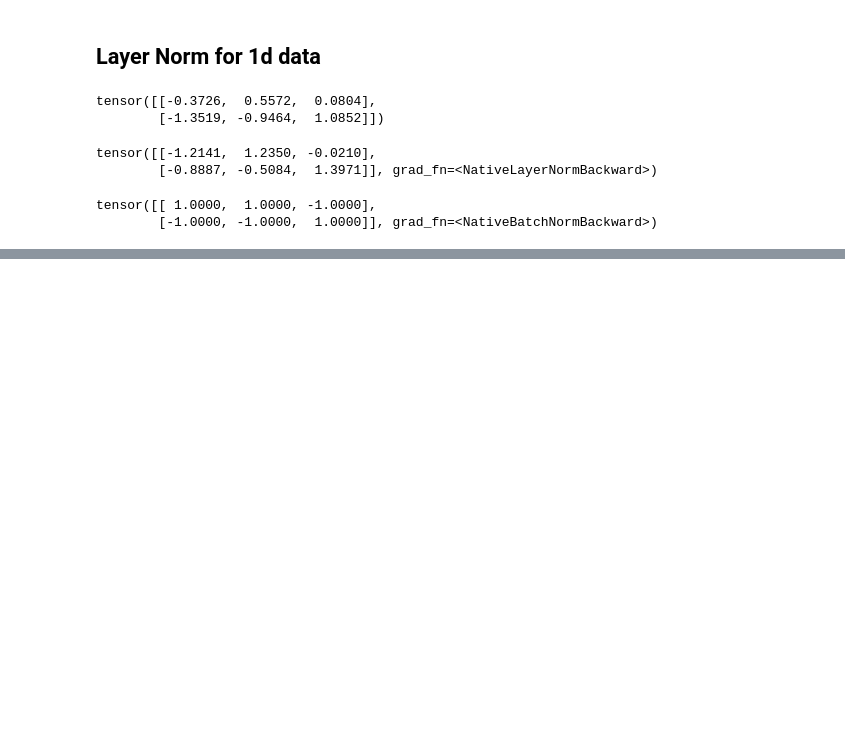
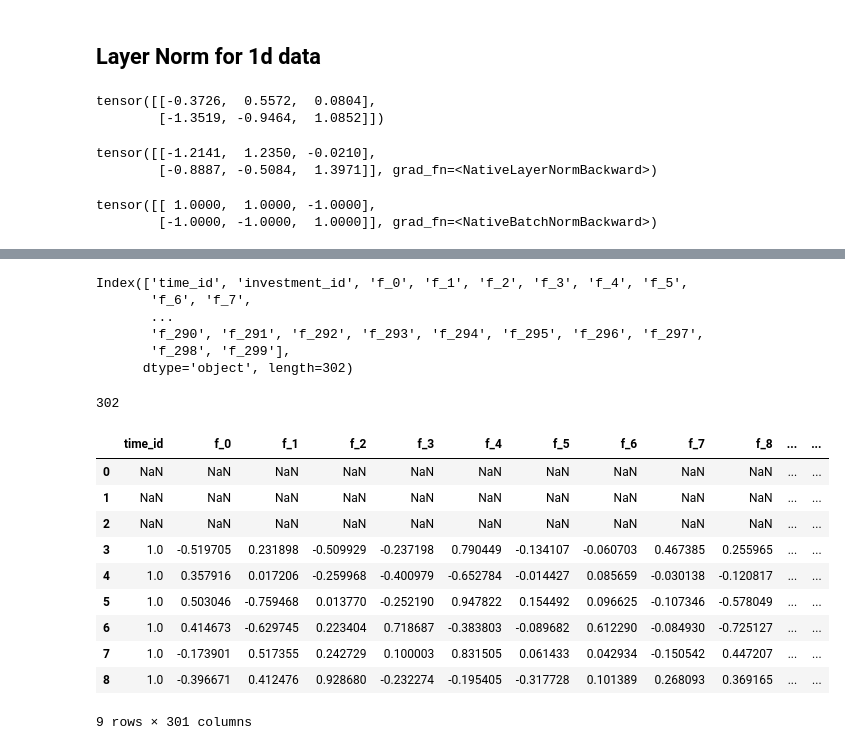
Before and after one commit to IMOKURI/ubiquant-market-prediction, a Jupyter notebook: notebooks/Study.ipynb, the cells around one changed output, grey strips where cells are left out. Saved outputs shown, nothing was run; the diff lists cells and outputs as text; code cells hidden in the pictures; blank space fills up the shorter version.

```diff
--- a/notebooks/Study.ipynb
+++ b/notebooks/Study.ipynb
@@ -30,0 +59,31 @@ tensor([[ 1.0000,  1.0000, -1.0000],
+# %%
+features = test.columns[1:]
+features
+# %% [output]
+Index(['time_id', 'investment_id', 'f_0', 'f_1', 'f_2', 'f_3', 'f_4', 'f_5',
+       'f_6', 'f_7',
+       ...
+       'f_290', 'f_291', 'f_292', 'f_293', 'f_294', 'f_295', 'f_296', 'f_297',
+       'f_298', 'f_299'],
+      dtype='object', length=302)
+# %%
+prev_features = list(map(lambda x: "p_" + x, features))
+len(prev_features)
+# %% [output]
+302
+# %%
+test_group = test[features].groupby("investment_id")
+# %%
+test_group.diff()
+# %% [output]
+|  | time_id | f_0 | f_1 | f_2 | f_3 | f_4 | f_5 | f_6 | f_7 | f_8 | ... | ... |
+| 0 | NaN | NaN | NaN | NaN | NaN | NaN | NaN | NaN | NaN | NaN | ... | ... |
+| 1 | NaN | NaN | NaN | NaN | NaN | NaN | NaN | NaN | NaN | NaN | ... | ... |
+| 2 | NaN | NaN | NaN | NaN | NaN | NaN | NaN | NaN | NaN | NaN | ... | ... |
+| 3 | 1.0 | -0.519705 | 0.231898 | -0.509929 | -0.237198 | 0.790449 | -0.134107 | -0.060703 | 0.467385 | 0.255965 | ... | ... |
+| 4 | 1.0 | 0.357916 | 0.017206 | -0.259968 | -0.400979 | -0.652784 | -0.014427 | 0.085659 | -0.030138 | -0.120817 | ... | ... |
+| 5 | 1.0 | 0.503046 | -0.759468 | 0.013770 | -0.252190 | 0.947822 | 0.154492 | 0.096625 | -0.107346 | -0.578049 | ... | ... |
+| 6 | 1.0 | 0.414673 | -0.629745 | 0.223404 | 0.718687 | -0.383803 | -0.089682 | 0.612290 | -0.084930 | -0.725127 | ... | ... |
+| 7 | 1.0 | -0.173901 | 0.517355 | 0.242729 | 0.100003 | 0.831505 | 0.061433 | 0.042934 | -0.150542 | 0.447207 | ... | ... |
+| 8 | 1.0 | -0.396671 | 0.412476 | 0.928680 | -0.232274 | -0.195405 | -0.317728 | 0.101389 | 0.268093 | 0.369165 | ... | ... |
+9 rows × 301 columns
```
Also changed, not shown: parts of 14 cells of this notebook, 3 other files.
